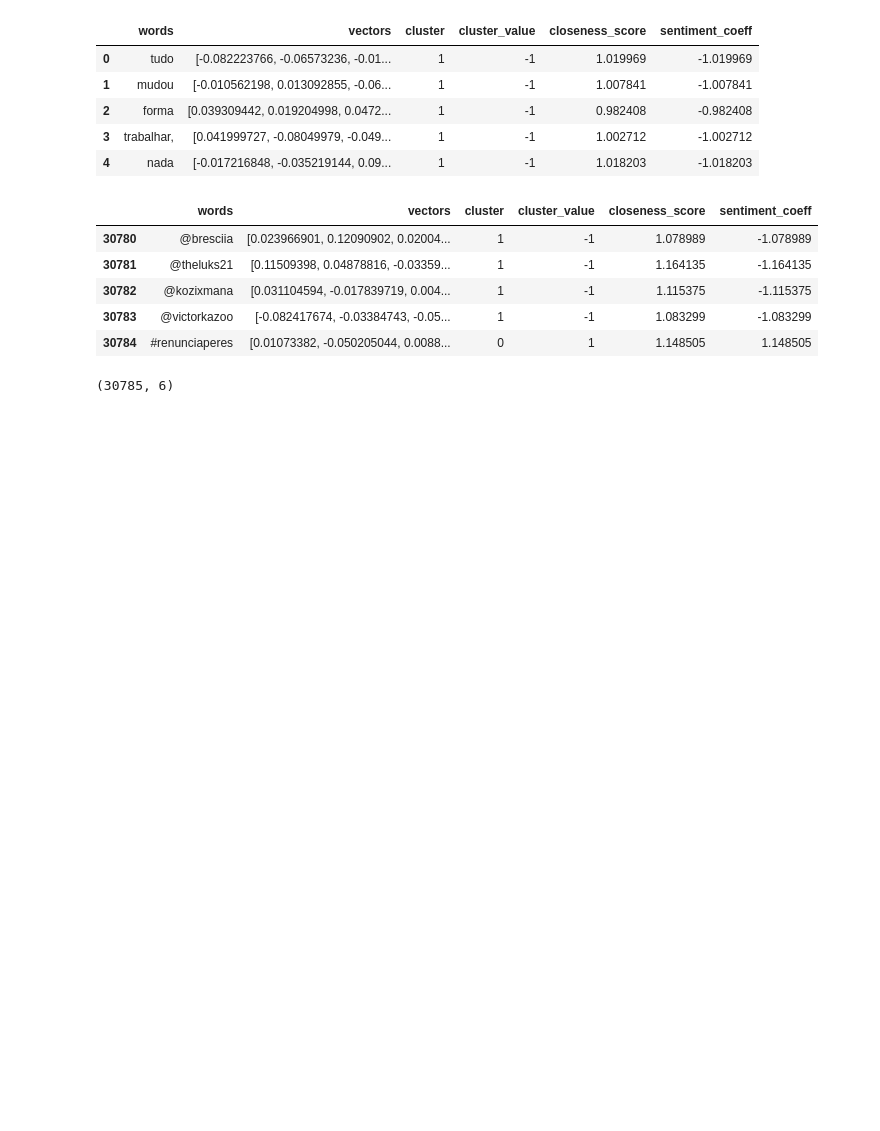
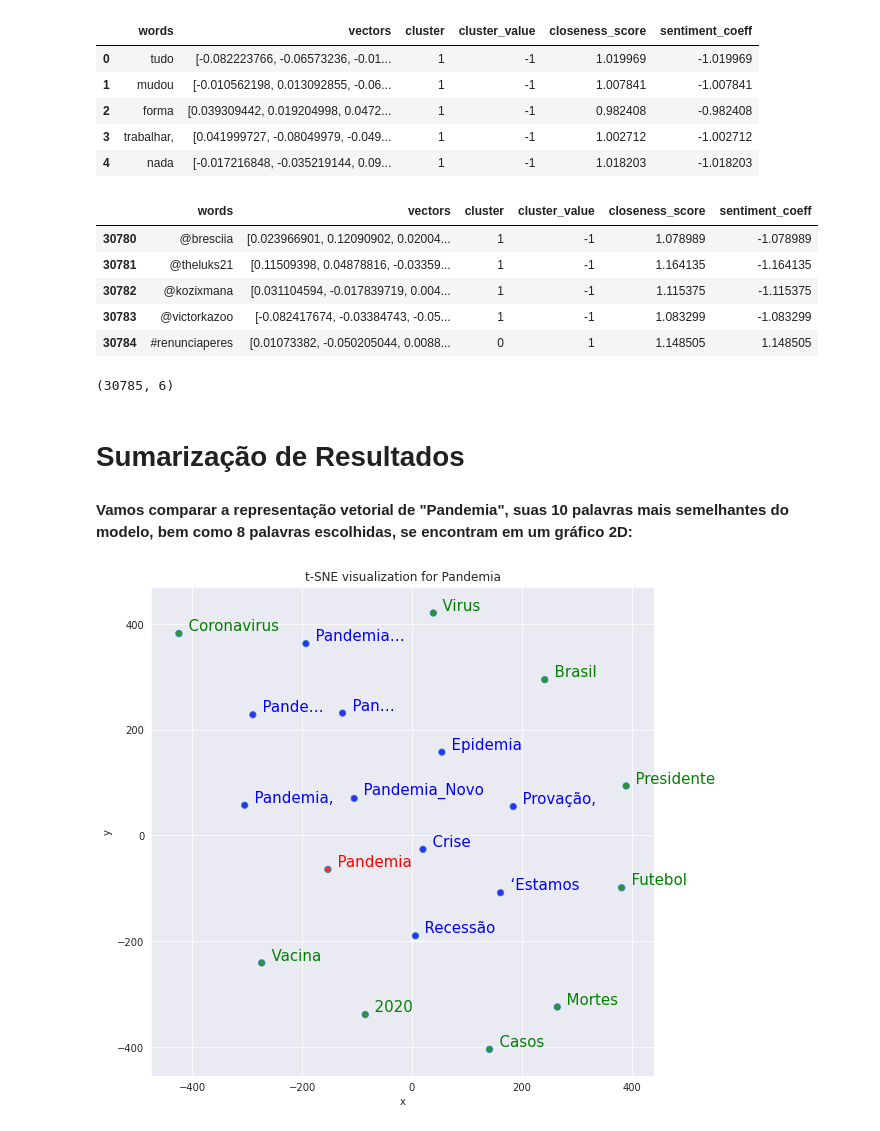
Before and after one commit to italolima04/monitoria-probabilidade-estatistica, a Jupyter notebook: Pesquisa-PID/Implementação-Algoritmos/Apresentação_PID_Implementação.ipynb, the cells around one changed output. Saved outputs shown, nothing was run; the diff lists cells and outputs as text; code cells hidden in the pictures; blank space fills up the shorter version.

```diff
--- a/Pesquisa-PID/Implementação-Algoritmos/Apresentação_PID_Implementação.ipynb
+++ b/Pesquisa-PID/Implementação-Algoritmos/Apresentação_PID_Implementação.ipynb
@@ -547,3 +546,15 @@ words.shape
 (30785, 6)
 # %%
 words[['words', 'sentiment_coeff']].to_csv('dicionario_sentimentos.csv', index=False)
+# %% [markdown]
+# Sumarização de Resultados
+# %%
+import numpy as np
+import matplotlib.pyplot as plt
+%matplotlib inline
+
+import seaborn as sns
+sns.set_style("darkgrid")
+
+from sklearn.decomposition import PCA
+from sklearn.manifold import TSNE
@@ -549,0 +637,6 @@ words[['words', 'sentiment_coeff']].to_csv('dicionario_sentimentos.csv', index=F
+# %% [markdown]
+**Vamos comparar a representação vetorial de "Pandemia", suas 10 palavras mais semelhantes do modelo, bem como 8 palavras escolhidas, se encontram em um gráfico 2D:**
+# %%
+tsnescatterplot(w2v_model, 'pandemia', ['brasil', 'mortes', 'casos', 'virus', 'vacina', 'presidente', 'futebol', '2020', 'coronavirus'])
+# %% [output]
+[figure, added]
```
Also changed, not shown: parts of 6 cells of this notebook.
